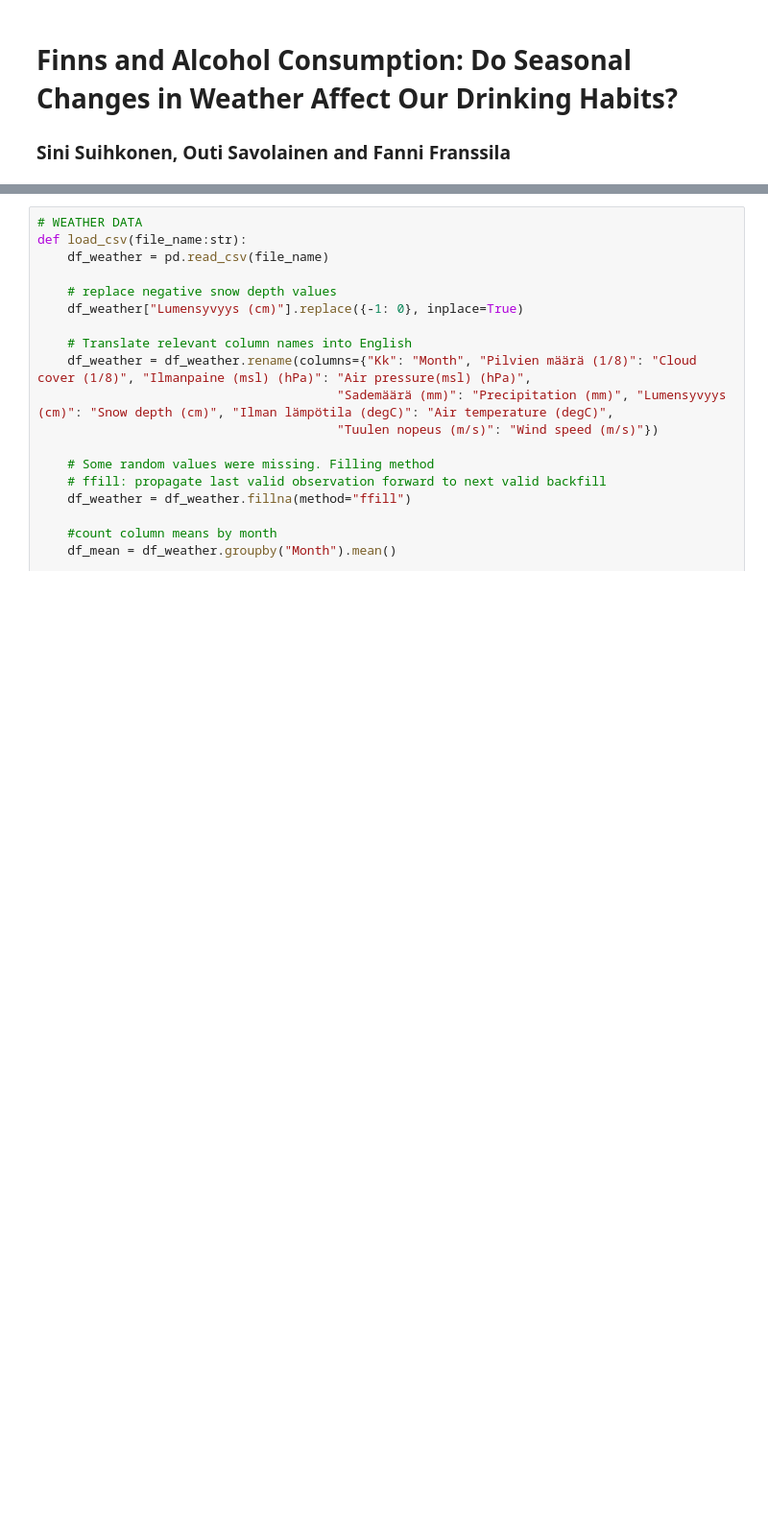
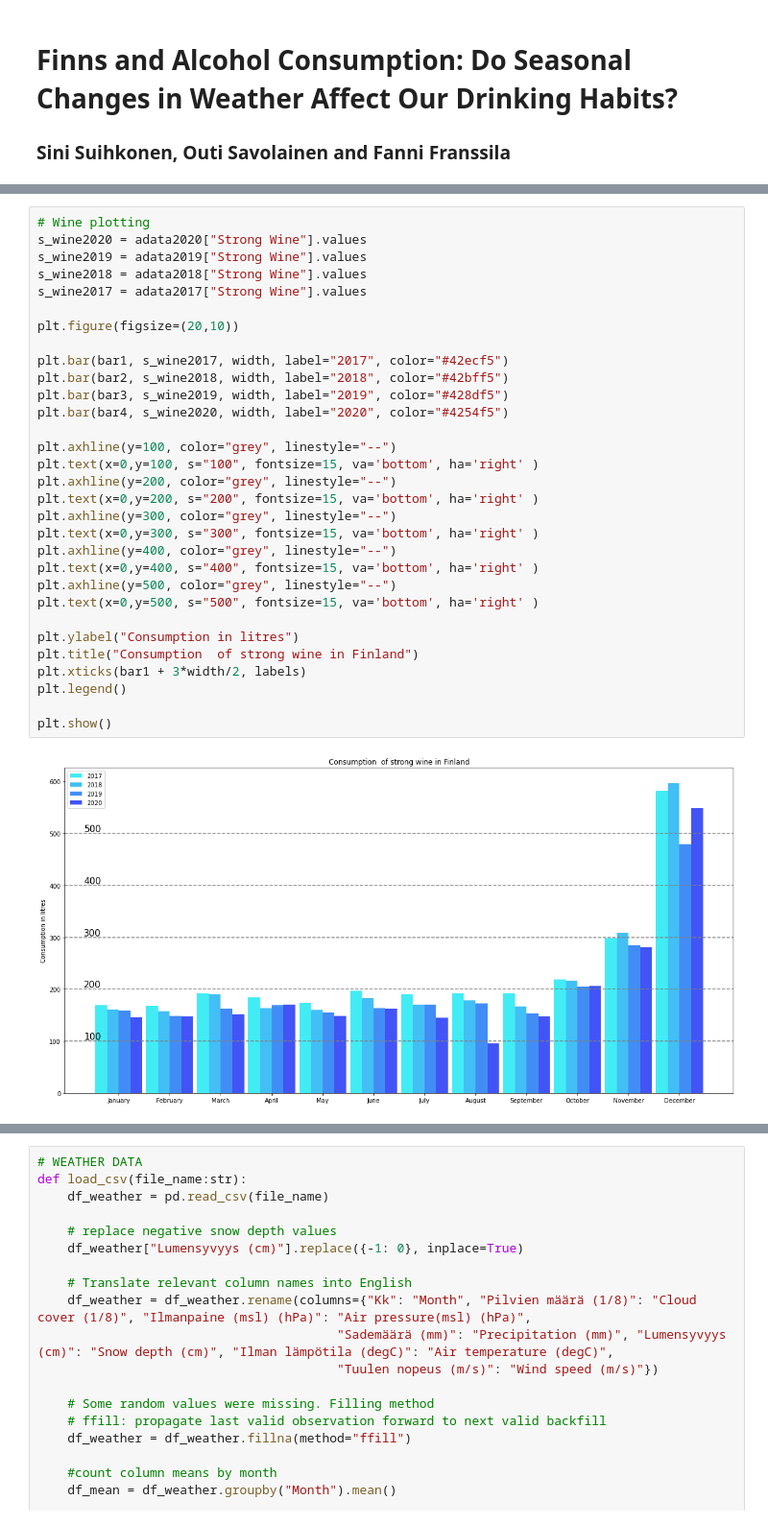
Before and after one commit to DataScience-MiniProjects/IDS-MiniProject, a Jupyter notebook: project-notebook.ipynb, the cells around one changed output, grey strips where cells are left out. Shown at 96% size. Saved outputs shown, nothing was run; the diff lists cells and outputs as text; blank space fills up the shorter version.

```diff
--- a/project-notebook.ipynb
+++ b/project-notebook.ipynb
@@ -70,0 +122,33 @@ plt.show()
+# %%
+# Wine plotting
+s_wine2020 = adata2020["Strong Wine"].values
+s_wine2019 = adata2019["Strong Wine"].values
+s_wine2018 = adata2018["Strong Wine"].values
+s_wine2017 = adata2017["Strong Wine"].values
+
+plt.figure(figsize=(20,10))
+
+plt.bar(bar1, s_wine2017, width, label="2017", color="#42ecf5")
+plt.bar(bar2, s_wine2018, width, label="2018", color="#42bff5")
+plt.bar(bar3, s_wine2019, width, label="2019", color="#428df5")
+plt.bar(bar4, s_wine2020, width, label="2020", color="#4254f5")
+
+plt.axhline(y=100, color="grey", linestyle="--")
+plt.text(x=0,y=100, s="100", fontsize=15, va='bottom', ha='right' )
+plt.axhline(y=200, color="grey", linestyle="--")
+plt.text(x=0,y=200, s="200", fontsize=15, va='bottom', ha='right' )
+plt.axhline(y=300, color="grey", linestyle="--")
+plt.text(x=0,y=300, s="300", fontsize=15, va='bottom', ha='right' )
+plt.axhline(y=400, color="grey", linestyle="--")
+plt.text(x=0,y=400, s="400", fontsize=15, va='bottom', ha='right' )
+plt.axhline(y=500, color="grey", linestyle="--")
+plt.text(x=0,y=500, s="500", fontsize=15, va='bottom', ha='right' )
+
+plt.ylabel("Consumption in litres")
+plt.title("Consumption  of strong wine in Finland")
+plt.xticks(bar1 + 3*width/2, labels)
+plt.legend()
+
+plt.show()
+# %% [output]
+[figure, added]
```
Also changed, not shown: parts of 11 cells of this notebook.
